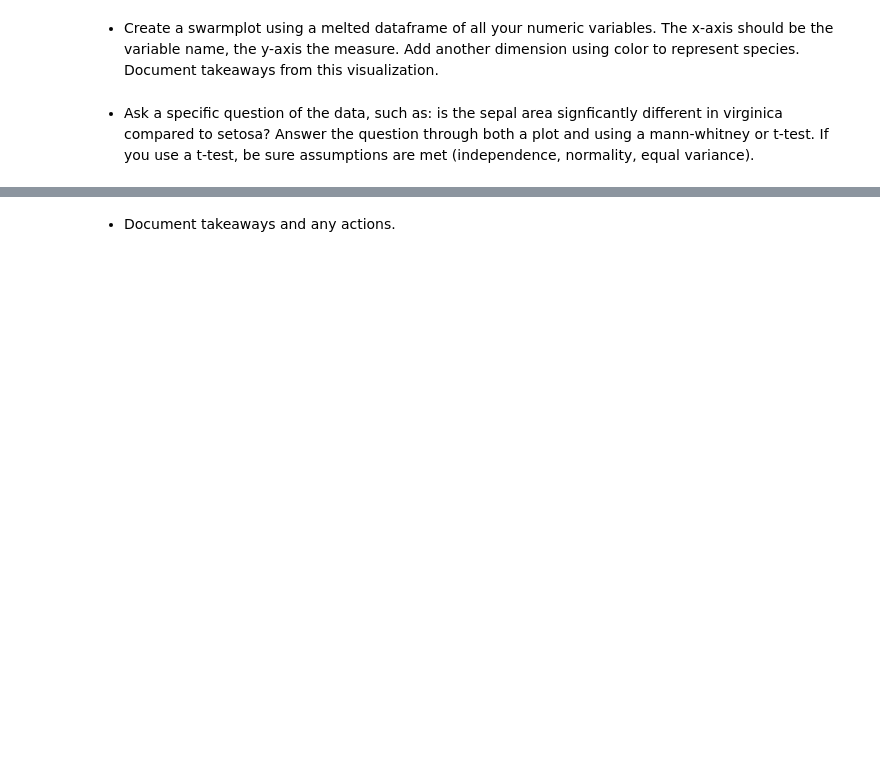
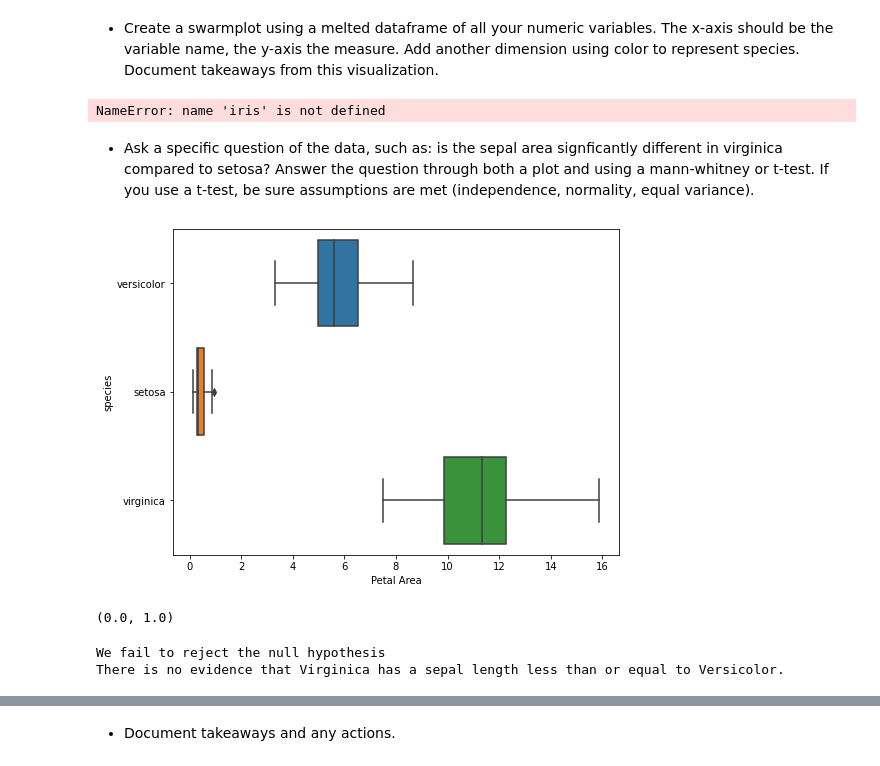
Before and after one commit to chloerwhitaker/classification-exercises, a Jupyter notebook: classification_exercises.ipynb, the cells around one changed output, grey strips where cells are left out. Saved outputs shown, nothing was run; the diff lists cells and outputs as text; code cells hidden in the pictures; blank space fills up the shorter version.

```diff
--- a/classification_exercises.ipynb
+++ b/classification_exercises.ipynb
@@ -1146,2 +1201,8 @@ sns.pairplot(train, vars = ["sepal_length", "sepal_width", "petal_length", "peta
 # %% [markdown]
 - Create a swarmplot using a melted dataframe of all your numeric variables. The x-axis should be the variable name, the y-axis the measure. Add another dimension using color to represent species. Document takeaways from this visualization.
+# %%
+irs_melted = pd.melt(iris, id_vars=["species"], value_vars=["sepal_length","sepal_width", "petal_length", "petal_width"])
+plt.figure(figsize=(20,15))
+sns.swarmplot(x="variable", y="value", hue="species", data=irs_melted, size=10);
+# %% [output]
+NameError: name 'iris' is not defined
@@ -1149,0 +1221,6 @@ sns.pairplot(train, vars = ["sepal_length", "sepal_width", "petal_length", "peta
+# %%
+plt.figure(figsize=(8,6))
+sns.boxplot(data=train, y='species', x=(train.petal_width * train.petal_length))
+plt.xlabel('Petal Area');
+# %% [output]
+[figure, added]
@@ -1149,0 +1234,4 @@ sns.pairplot(train, vars = ["sepal_length", "sepal_width", "petal_length", "peta
+# %%
+t, p
+# %% [output]
+(0.0, 1.0)
@@ -1149,0 +1240,10 @@ sns.pairplot(train, vars = ["sepal_length", "sepal_width", "petal_length", "peta
+# %%
+if p < alpha:
+    print("We find evidence to reject the null hypothesis that", null_hypothesis)
+    print("We find evidence evidence to move forward with the understaind that", alternative_hypothesis)
+else:
+    print("We fail to reject the null hypothesis")
+    print("There is no evidence that", null_hypothesis)
+# %% [output]
+We fail to reject the null hypothesis
+There is no evidence that Virginica has a sepal length less than or equal to Versicolor.
```
Also changed, not shown: parts of 66 cells of this notebook.
